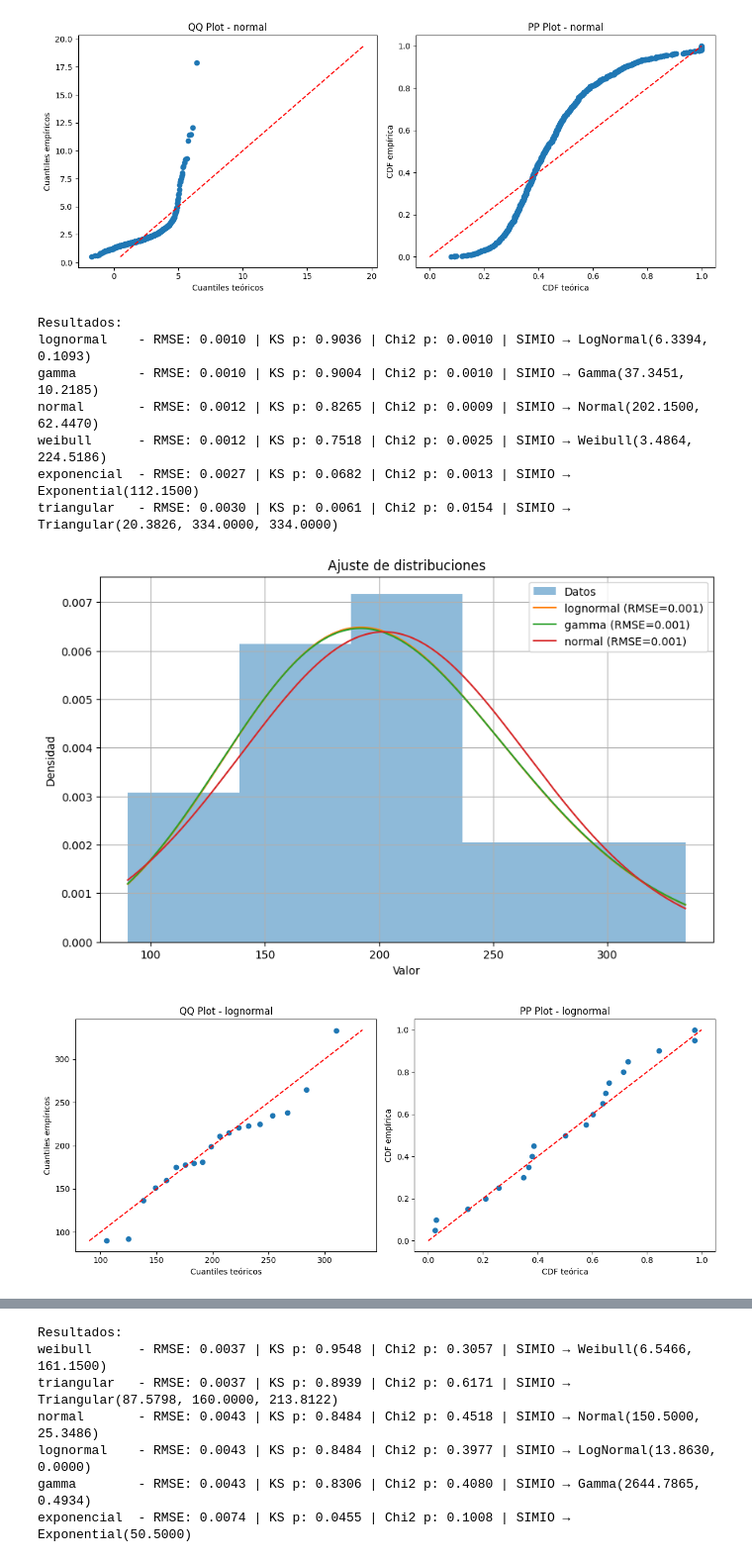
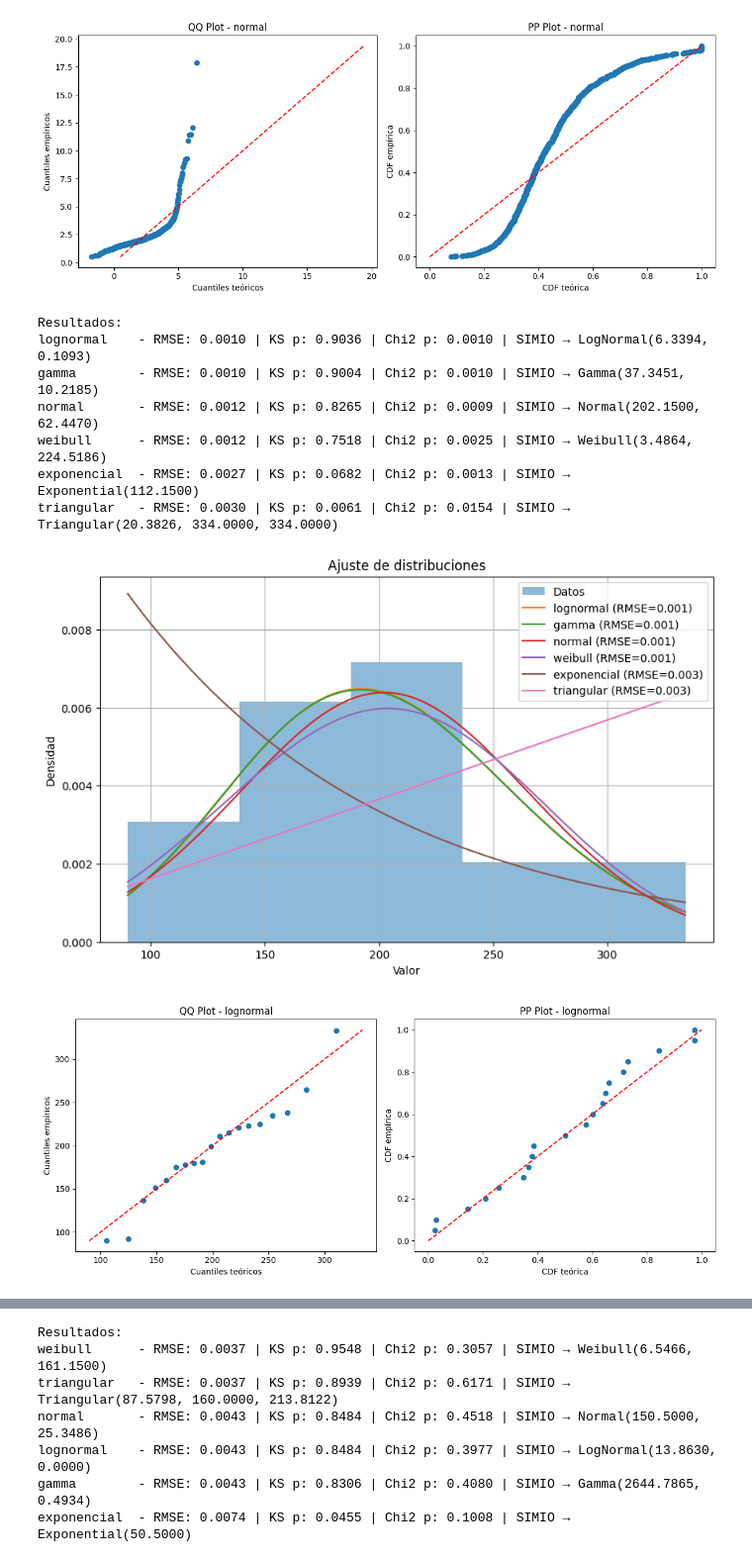
Before and after one commit to VichoRamirez/Simulacion, a Jupyter notebook: Ajustes_Distribucion.ipynb, the cells around one changed output, grey strips where cells are left out. Shown at 99% size. Saved outputs shown, nothing was run; the diff lists cells and outputs as text; code cells hidden in the pictures.

```diff
--- a/Ajustes_Distribucion.ipynb
+++ b/Ajustes_Distribucion.ipynb
@@ -283,37 +283,35 @@ for r in resultados:
         simio_str = f"Weibull({p[0]:.4f}, {p[2]:.4f})"
     elif nombre == 'lognormal':
         mu = np.log(p[2])
         sigma = p[0]
         simio_str = f"LogNormal({mu:.4f}, {sigma:.4f})"
     elif nombre == 'triangular':
         min_val = p[1]
         max_val = p[1] + p[2]
         mode = min_val + p[2] * p[0]
         simio_str = f"Triangular({min_val:.4f}, {mode:.4f}, {max_val:.4f})"
     else:
         simio_str = f"{nombre.capitalize()}({', '.join(f'{x:.4f}' for x in p)})"
 
     print(f"{nombre:12} - RMSE: {rmse:.4f} | KS p: {ks_p:.4f} | Chi2 p: {chi2_p:.4f} | SIMIO → {simio_str}")
 
-
-
 # Seleccionar y graficar las mejores distribuciones
-top_n = 3
+top_n = 6
 mejores = resultados[:top_n]
 graficar_resultados(buses_llegada, mejores, bins_bl, "Buses_Llegada")
 
 # Graficar QQ y PP plots para las mejores
 for res in mejores:
     qq_pp_plots(buses_llegada, res['nombre'], distribuciones[res['nombre']], res['params'], "Buses_Llegada")
 # %% [output]
 Resultados:
 lognormal    - RMSE: 0.0010 | KS p: 0.9036 | Chi2 p: 0.0010 | SIMIO → LogNormal(6.3394, 0.1093)
 gamma        - RMSE: 0.0010 | KS p: 0.9004 | Chi2 p: 0.0010 | SIMIO → Gamma(37.3451, 10.2185)
 normal       - RMSE: 0.0012 | KS p: 0.8265 | Chi2 p: 0.0009 | SIMIO → Normal(202.1500, 62.4470)
 weibull      - RMSE: 0.0012 | KS p: 0.7518 | Chi2 p: 0.0025 | SIMIO → Weibull(3.4864, 224.5186)
 exponencial  - RMSE: 0.0027 | KS p: 0.0682 | Chi2 p: 0.0013 | SIMIO → Exponential(112.1500)
 triangular   - RMSE: 0.0030 | KS p: 0.0061 | Chi2 p: 0.0154 | SIMIO → Triangular(20.3826, 334.0000, 334.0000)
-[figure, old version]
+[figure, new version]
 [figure]
 [figure]
 [figure]
```
Also changed, not shown: parts of 1 cell of this notebook.
